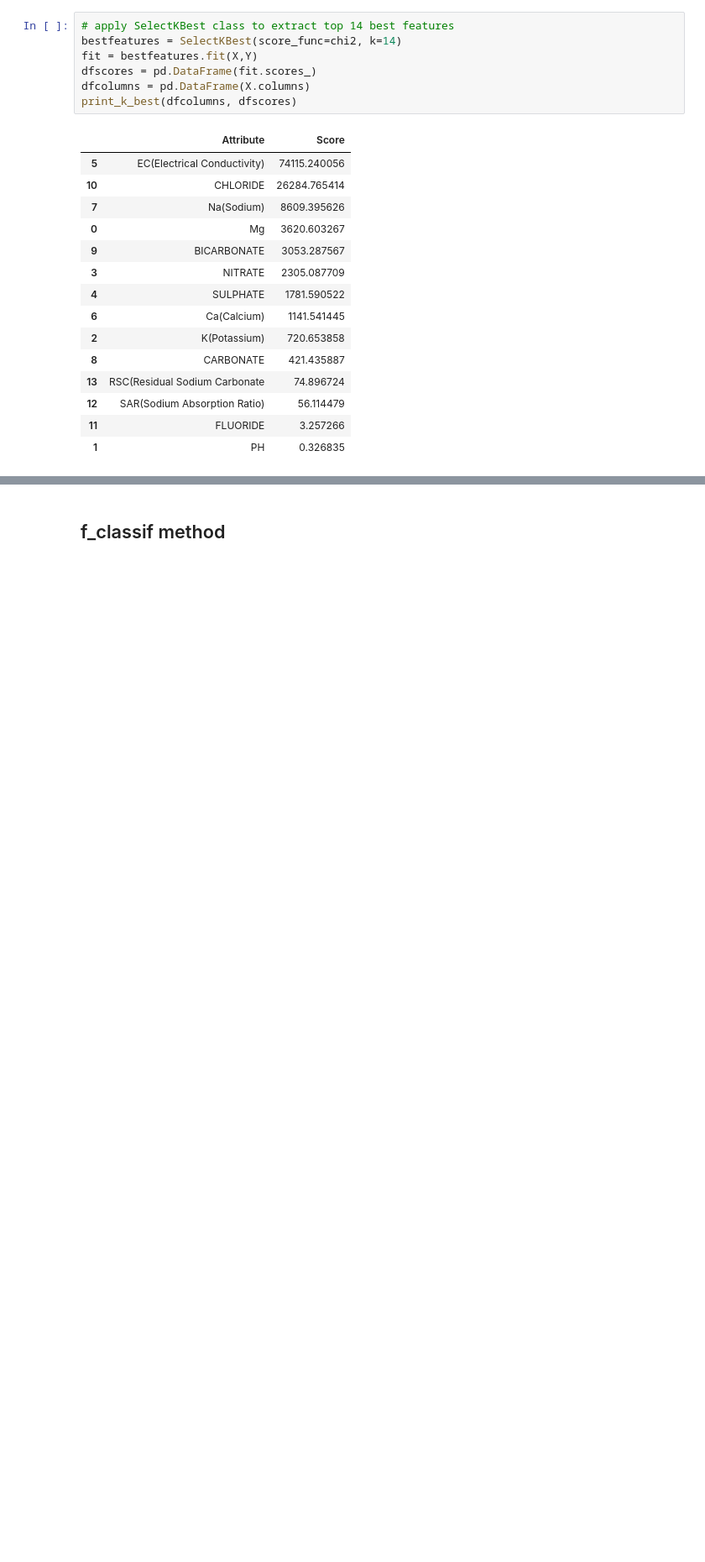
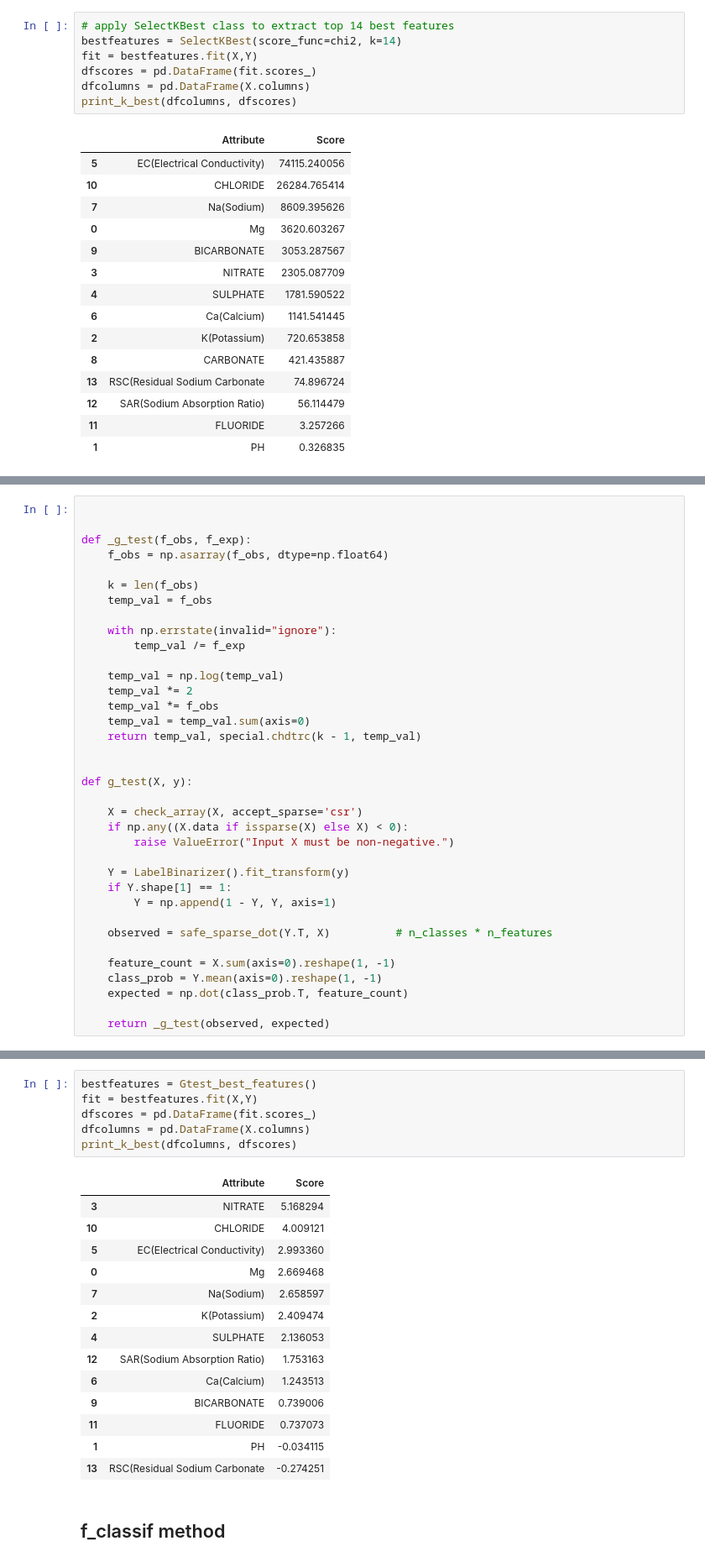
Before and after one commit to shashank68/water_quality_classifier, a Jupyter notebook: Featureselection/feature_selection.ipynb, the cells around one changed output, grey strips where cells are left out. Shown: that part at 84% size. Saved outputs shown, nothing was run; the diff lists cells and outputs as text; blank space fills up the shorter version.

Commit message:
Added g-test feature selection
Signed-off-by: shashank68 <shashankindiamanoj@gmail.com>

```diff
--- a/Featureselection/feature_selection.ipynb
+++ b/Featureselection/feature_selection.ipynb
@@ -102,0 +106,36 @@ print_k_best(dfcolumns, dfscores)
+# %%
+
+
+def _g_test(f_obs, f_exp):
+    f_obs = np.asarray(f_obs, dtype=np.float64)
+
+    k = len(f_obs)
+    temp_val = f_obs
+
+    with np.errstate(invalid="ignore"):
+        temp_val /= f_exp
+
+    temp_val = np.log(temp_val)
+    temp_val *= 2
+    temp_val *= f_obs
+    temp_val = temp_val.sum(axis=0)
+    return temp_val, special.chdtrc(k - 1, temp_val)
+
+
+def g_test(X, y):
+
+    X = check_array(X, accept_sparse='csr')
+    if np.any((X.data if issparse(X) else X) < 0):
+        raise ValueError("Input X must be non-negative.")
+
+    Y = LabelBinarizer().fit_transform(y)
+    if Y.shape[1] == 1:
+        Y = np.append(1 - Y, Y, axis=1)
+
+    observed = safe_sparse_dot(Y.T, X)          # n_classes * n_features
+
+    feature_count = X.sum(axis=0).reshape(1, -1)
+    class_prob = Y.mean(axis=0).reshape(1, -1)
+    expected = np.dot(class_prob.T, feature_count)
+
+    return _g_test(observed, expected)
@@ -103,3 +189,24 @@ print_k_best(dfcolumns, dfscores)
+# %%
+bestfeatures = Gtest_best_features()
+fit = bestfeatures.fit(X,Y)
+dfscores = pd.DataFrame(fit.scores_)
+dfcolumns = pd.DataFrame(X.columns)
+print_k_best(dfcolumns, dfscores)
+# %% [output]
+|  | Attribute | Score |
+| 3 | NITRATE | 5.168294 |
+| 10 | CHLORIDE | 4.009121 |
+| 5 | EC(Electrical Conductivity) | 2.993360 |
+| 0 | Mg | 2.669468 |
+| 7 | Na(Sodium) | 2.658597 |
+| 2 | K(Potassium) | 2.409474 |
+| 4 | SULPHATE | 2.136053 |
+| 12 | SAR(Sodium Absorption Ratio) | 1.753163 |
+| 6 | Ca(Calcium) | 1.243513 |
+| 9 | BICARBONATE | 0.739006 |
+| 11 | FLUORIDE | 0.737073 |
+| 1 | PH | -0.034115 |
+| 13 | RSC(Residual Sodium Carbonate | -0.274251 |
 # %% [markdown]
 ## f_classif method
 # %%
```
Also changed, not shown: parts of 9 cells of this notebook, 9 other files.
